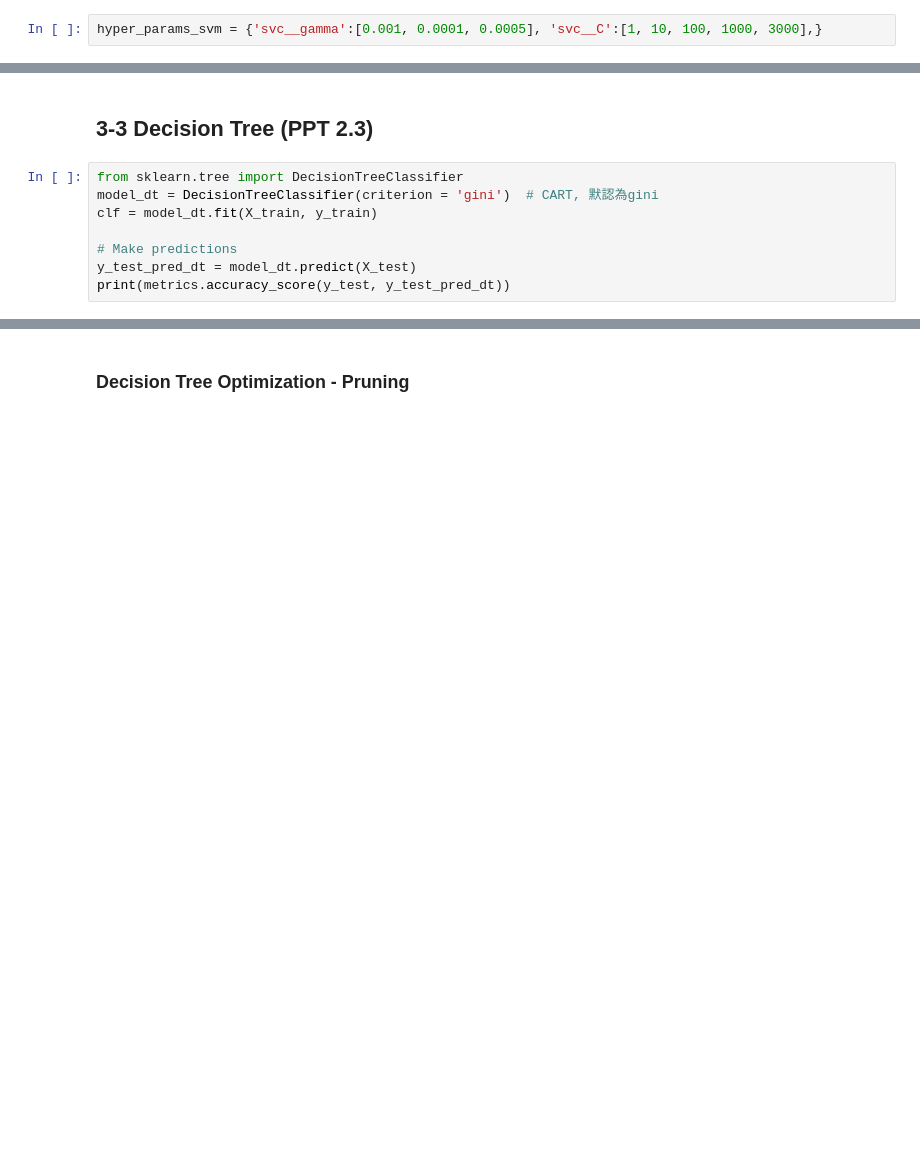
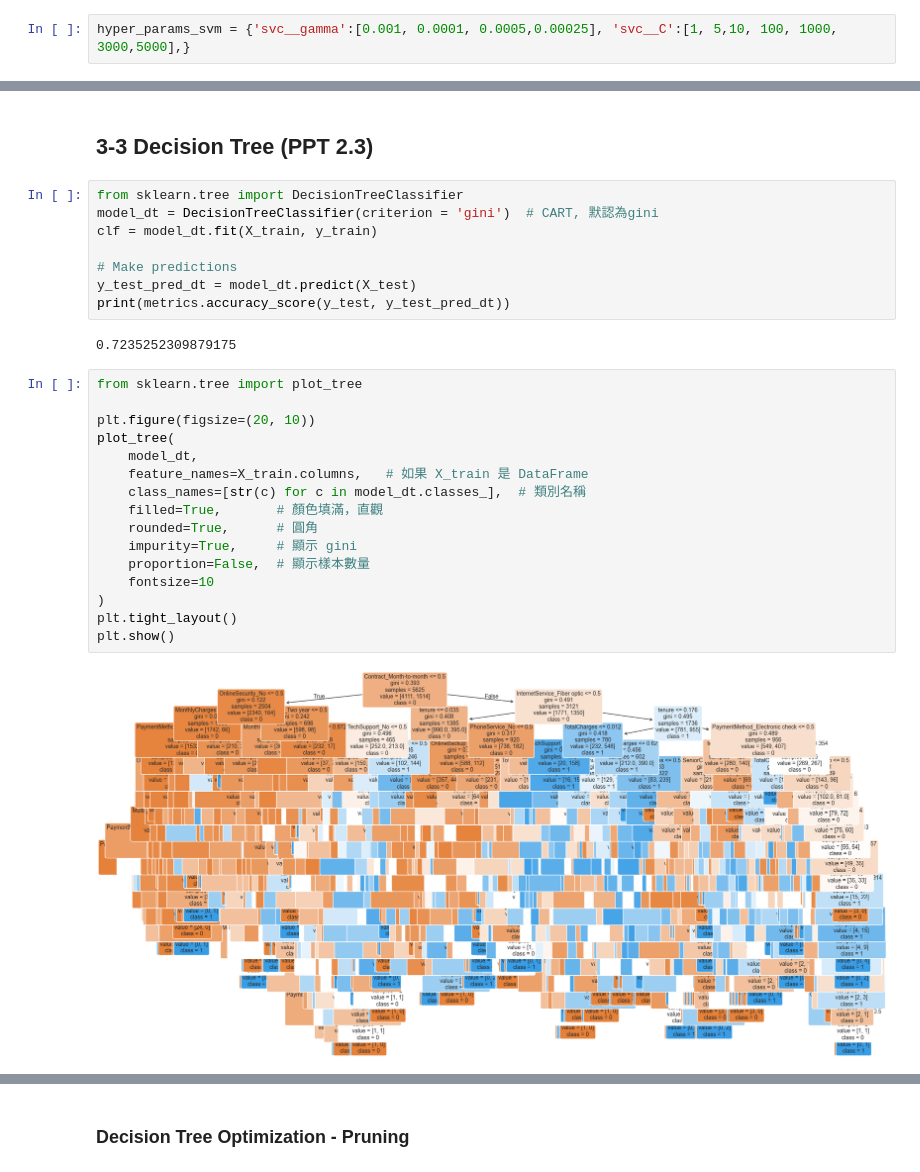
Before and after one commit to 0211-Eva-LU/iSan_, a Jupyter notebook: code/2. Classification/2. Classification.ipynb, the cells around one changed output, grey strips where cells are left out. Drawn from its saved outputs; the diff is of its cells as text; blank space fills up the shorter version.

```diff
--- a/code/2. Classification/2. Classification.ipynb
+++ b/code/2. Classification/2. Classification.ipynb
@@ -558,5 +724,5 @@ SVM.get_params().keys()
 # %%
-hyper_params_svm = {'svc__gamma':[0.001, 0.0001, 0.0005], 'svc__C':[1, 10, 100, 1000, 3000],}
+hyper_params_svm = {'svc__gamma':[0.001, 0.0001, 0.0005,0.00025], 'svc__C':[1, 5,10, 100, 1000, 3000,5000],}
 # %%
 grid_svm = GridSearchCV(SVM, hyper_params_svm,scoring='recall', cv=3) # GridSearchCV:網格搜索, cv:交叉驗證
 grid_svm.fit(X_train, y_train)
@@ -580,6 +752,26 @@ clf = model_dt.fit(X_train, y_train)
 # Make predictions
 y_test_pred_dt = model_dt.predict(X_test)
 print(metrics.accuracy_score(y_test, y_test_pred_dt))
+# %% [output]
+0.7235252309879175
+# %%
+from sklearn.tree import plot_tree
+
+plt.figure(figsize=(20, 10))
+plot_tree(
+    model_dt,
+    feature_names=X_train.columns,   # 如果 X_train 是 DataFrame
+    class_names=[str(c) for c in model_dt.classes_],  # 類別名稱
+    filled=True,       # 顏色填滿，直觀
+    rounded=True,      # 圓角
+    impurity=True,     # 顯示 gini
+    proportion=False,  # 顯示樣本數量
+    fontsize=10
+)
+plt.tight_layout()
+plt.show()
+# %% [output]
+[figure, added]
 # %%
 # Create the Confusion matrix
 cm = confusion_matrix(y_test, y_test_pred_dt)
```
Also changed, not shown: parts of 51 cells of this notebook, 11 other files.
